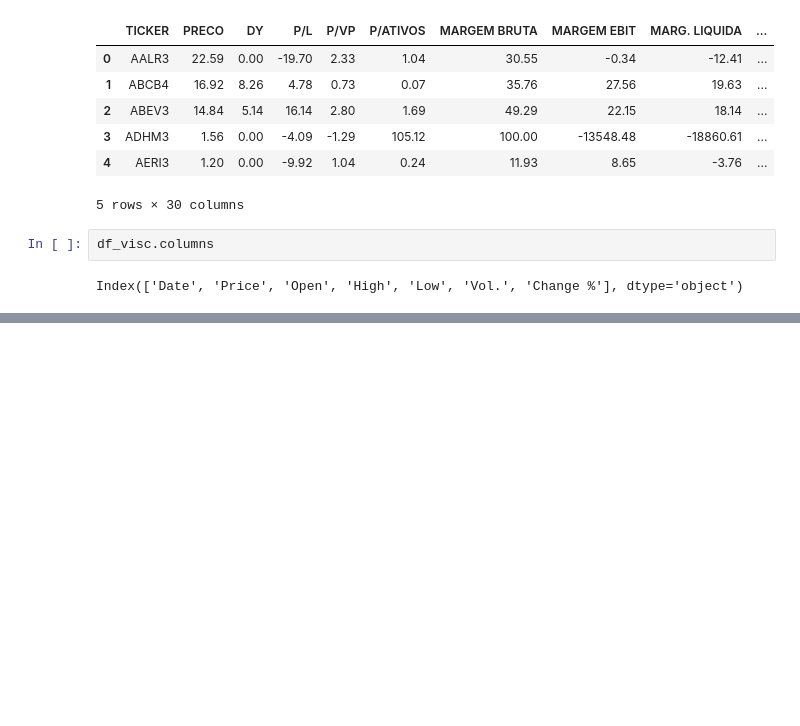
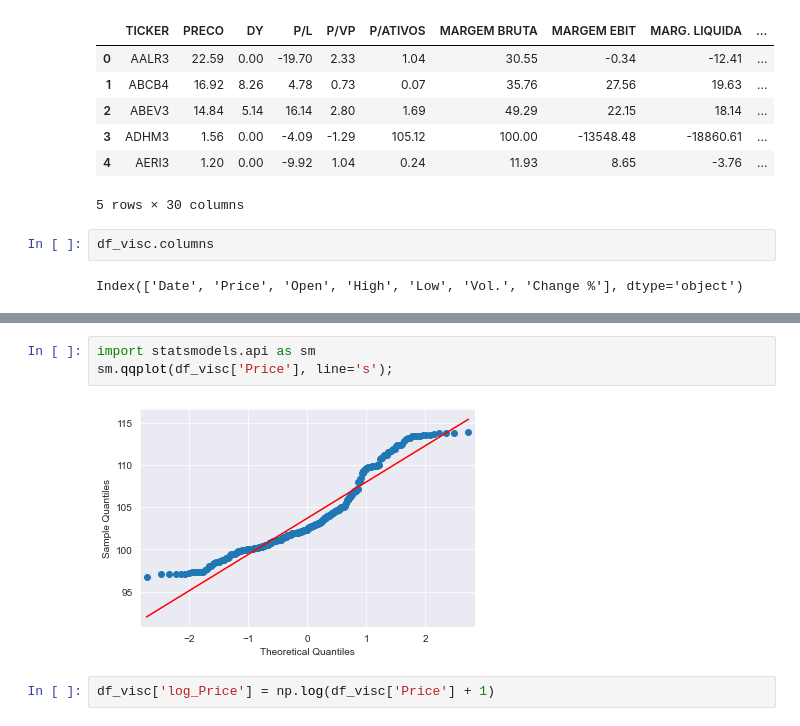
Before and after one commit to tvaditya/renda_variavel, a Jupyter notebook: Renda_variavel_01.ipynb, the cells around one changed output, grey strips where cells are left out. Drawn from its saved outputs; the diff is of its cells as text; blank space fills up the shorter version.

```diff
--- a/Renda_variavel_01.ipynb
+++ b/Renda_variavel_01.ipynb
@@ -218,0 +265,7 @@ memory usage: 1.3+ KB
+# %%
+import statsmodels.api as sm
+sm.qqplot(df_visc['Price'], line='s');
+# %% [output]
+[figure, added]
+# %%
+df_visc['log_Price'] = np.log(df_visc['Price'] + 1)
```
Also changed, not shown: parts of 26 cells of this notebook, 1 other file.
